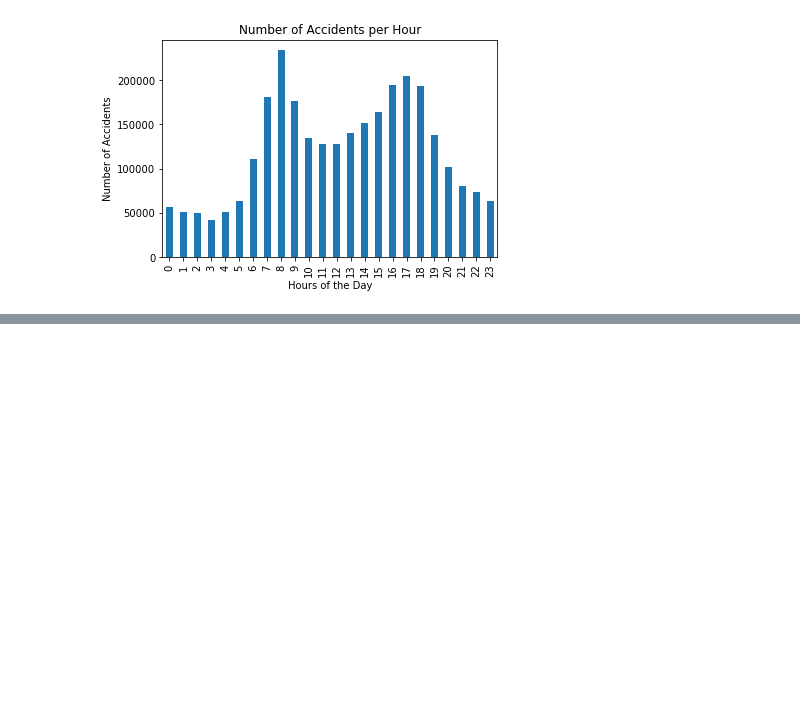
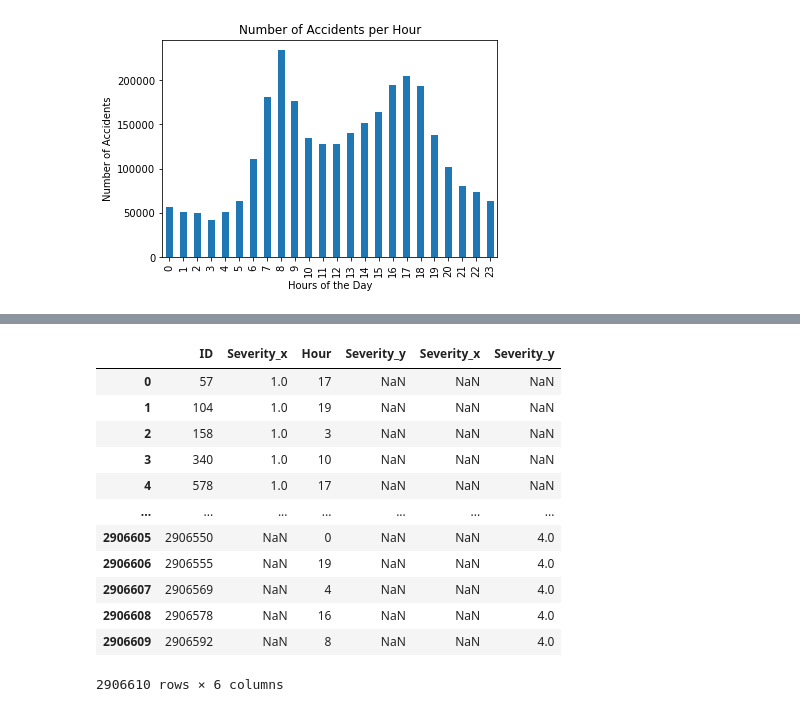
Before and after one commit to EmilyZ9392/Project-1-LJE, a Jupyter notebook: Project-1-LJE/accident_project_time.ipynb, the cells around one changed output, grey strips where cells are left out. Saved outputs shown, nothing was run; the diff lists cells and outputs as text; code cells hidden in the pictures; blank space fills up the shorter version.

```diff
--- a/Project-1-LJE/accident_project_time.ipynb
+++ b/Project-1-LJE/accident_project_time.ipynb
@@ -116,0 +197,18 @@ KeyboardInterrupt:
+# %%
+severity_data = pd.merge(severity_data, severity_4, how ="outer", on = ["ID", "Hour"])
+# %%
+severity_data
+# %% [output]
+|  | ID | Severity_x | Hour | Severity_y | Severity_x | Severity_y |
+| 0 | 57 | 1.0 | 17 | NaN | NaN | NaN |
+| 1 | 104 | 1.0 | 19 | NaN | NaN | NaN |
+| 2 | 158 | 1.0 | 3 | NaN | NaN | NaN |
+| 3 | 340 | 1.0 | 10 | NaN | NaN | NaN |
+| 4 | 578 | 1.0 | 17 | NaN | NaN | NaN |
+| ... | ... | ... | ... | ... | ... | ... |
+| 2906605 | 2906550 | NaN | 0 | NaN | NaN | 4.0 |
+| 2906606 | 2906555 | NaN | 19 | NaN | NaN | 4.0 |
+| 2906607 | 2906569 | NaN | 4 | NaN | NaN | 4.0 |
+| 2906608 | 2906578 | NaN | 16 | NaN | NaN | 4.0 |
+| 2906609 | 2906592 | NaN | 8 | NaN | NaN | 4.0 |
+2906610 rows × 6 columns
```
Also changed, not shown: parts of 12 cells of this notebook, 1 other file.
